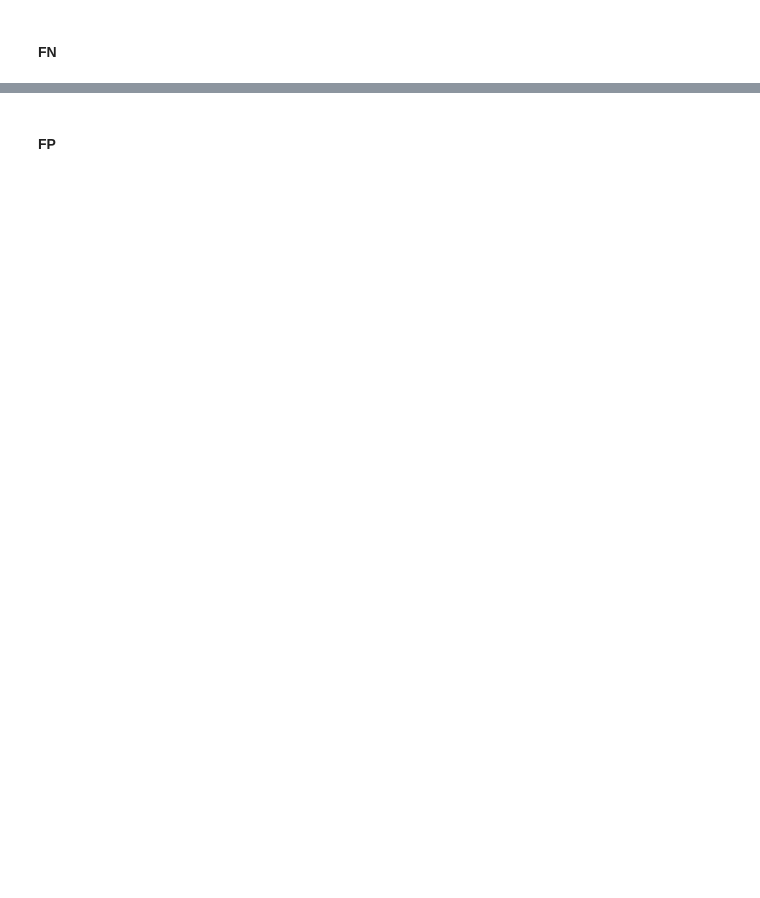
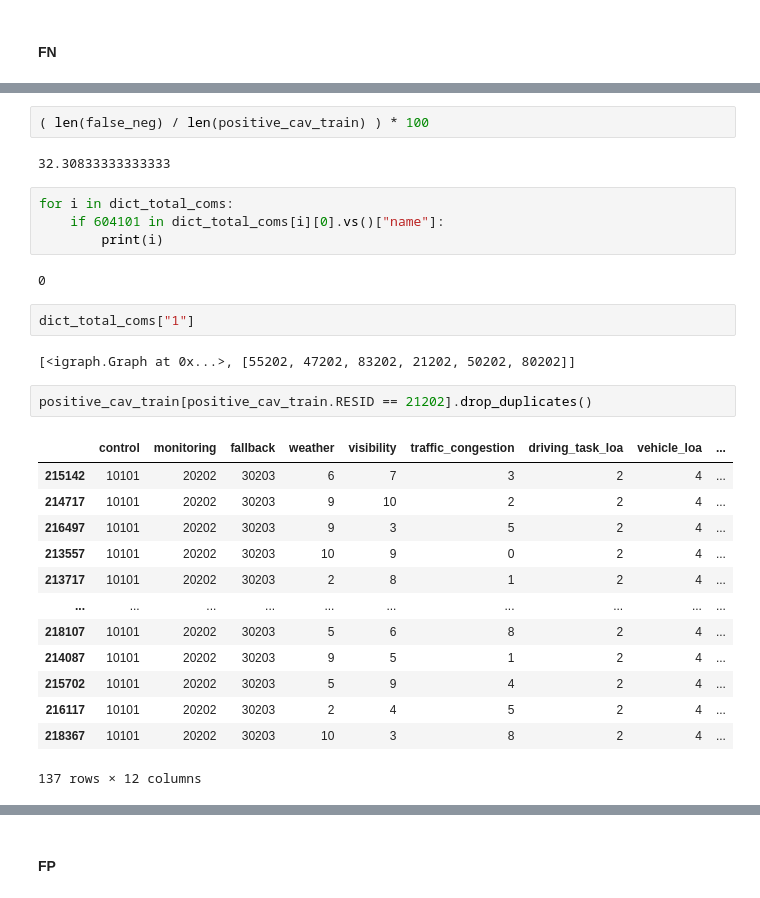
Before and after one commit to diazmx/phd-thesis-lab, a Jupyter notebook: 02-CAV policies/EXP-01.ipynb, the cells around one changed output, grey strips where cells are left out. Saved outputs shown, nothing was run; the diff lists cells and outputs as text; blank space fills up the shorter version.

```diff
--- a/02-CAV policies/EXP-01.ipynb
+++ b/02-CAV policies/EXP-01.ipynb
@@ -1564,0 +1676,30 @@ FP-2
+# %%
+( len(false_neg) / len(positive_cav_train) ) * 100
+# %% [output]
+32.30833333333333
+# %%
+for i in dict_total_coms:
+    if 604101 in dict_total_coms[i][0].vs()["name"]:
+        print(i)
+# %% [output]
+0
+# %%
+dict_total_coms["1"]
+# %% [output]
+[<igraph.Graph at 0x...>, [55202, 47202, 83202, 21202, 50202, 80202]]
+# %%
+positive_cav_train[positive_cav_train.RESID == 21202].drop_duplicates()
+# %% [output]
+|  | control | monitoring | fallback | weather | visibility | traffic_congestion | driving_task_loa | vehicle_loa | ... |
+| 215142 | 10101 | 20202 | 30203 | 6 | 7 | 3 | 2 | 4 | ... |
+| 214717 | 10101 | 20202 | 30203 | 9 | 10 | 2 | 2 | 4 | ... |
+| 216497 | 10101 | 20202 | 30203 | 9 | 3 | 5 | 2 | 4 | ... |
+| 213557 | 10101 | 20202 | 30203 | 10 | 9 | 0 | 2 | 4 | ... |
+| 213717 | 10101 | 20202 | 30203 | 2 | 8 | 1 | 2 | 4 | ... |
+| ... | ... | ... | ... | ... | ... | ... | ... | ... | ... |
+| 218107 | 10101 | 20202 | 30203 | 5 | 6 | 8 | 2 | 4 | ... |
+| 214087 | 10101 | 20202 | 30203 | 9 | 5 | 1 | 2 | 4 | ... |
+| 215702 | 10101 | 20202 | 30203 | 5 | 9 | 4 | 2 | 4 | ... |
+| 216117 | 10101 | 20202 | 30203 | 2 | 4 | 5 | 2 | 4 | ... |
+| 218367 | 10101 | 20202 | 30203 | 10 | 3 | 8 | 2 | 4 | ... |
+137 rows × 12 columns
```
Also changed, not shown: parts of 40 cells of this notebook.
